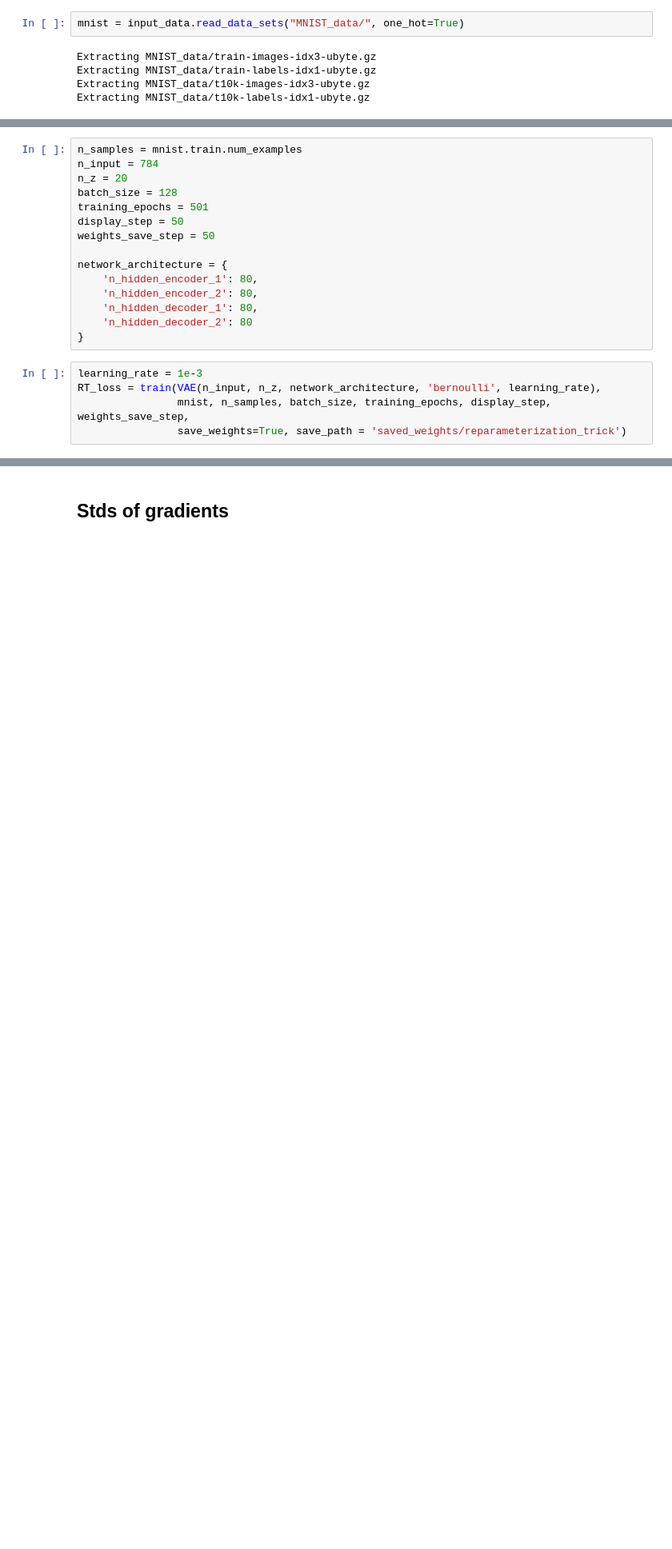
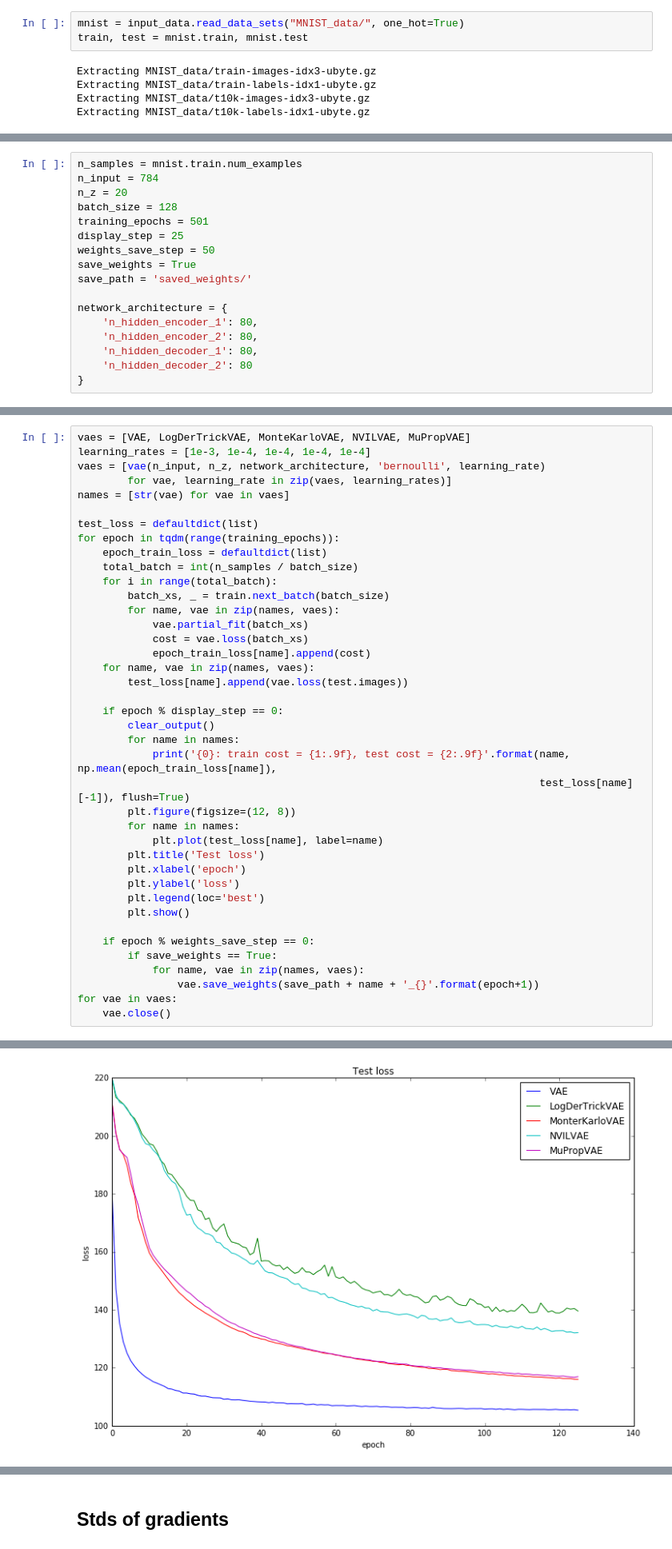
Before and after one commit to ai-alanov/Variational-Autoencoder, a Jupyter notebook: notebook/VAE.ipynb, the cells around one changed output, grey strips where cells are left out. Shown: that part at 80% size. Drawn from its saved outputs; the diff is of its cells as text; blank space fills up the shorter version.

Commit message:
Add NVIL, MuProp, update vae notebook

```diff
--- a/notebook/VAE.ipynb
+++ b/notebook/VAE.ipynb
@@ -21,6 +23,7 @@ np.random.seed(1234)
 tf.set_random_seed(1234)
 # %%
 mnist = input_data.read_data_sets("MNIST_data/", one_hot=True)
+train, test = mnist.train, mnist.test
 # %% [output]
 Extracting MNIST_data/train-images-idx3-ubyte.gz
 Extracting MNIST_data/train-labels-idx1-ubyte.gz
@@ -36,8 +39,10 @@ n_input = 784
 n_z = 20
 batch_size = 128
 training_epochs = 501
-display_step = 50
+display_step = 25
 weights_save_step = 50
+save_weights = True
+save_path = 'saved_weights/'
 
 network_architecture = {
     'n_hidden_encoder_1': 80,
@@ -45,8 +50,3 @@ network_architecture = {
     'n_hidden_decoder_1': 80,
     'n_hidden_decoder_2': 80
 }
-# %%
-learning_rate = 1e-3
-RT_loss = train(VAE(n_input, n_z, network_architecture, 'bernoulli', learning_rate),
-                mnist, n_samples, batch_size, training_epochs, display_step, weights_save_step,
-                save_weights=True, save_path = 'saved_weights/reparameterization_trick')
@@ -64,0 +53,41 @@ Epoch: 0501, cost = 103.281310742, test cost = 103.579910278
+# %%
+vaes = [VAE, LogDerTrickVAE, MonteKarloVAE, NVILVAE, MuPropVAE]
+learning_rates = [1e-3, 1e-4, 1e-4, 1e-4, 1e-4]
+vaes = [vae(n_input, n_z, network_architecture, 'bernoulli', learning_rate)
+        for vae, learning_rate in zip(vaes, learning_rates)]
+names = [str(vae) for vae in vaes]
+
+test_loss = defaultdict(list)
+for epoch in tqdm(range(training_epochs)):
+    epoch_train_loss = defaultdict(list)
+    total_batch = int(n_samples / batch_size)
+    for i in range(total_batch):
+        batch_xs, _ = train.next_batch(batch_size)
+        for name, vae in zip(names, vaes):
+            vae.partial_fit(batch_xs)
+            cost = vae.loss(batch_xs)
+            epoch_train_loss[name].append(cost)
+    for name, vae in zip(names, vaes):
+        test_loss[name].append(vae.loss(test.images))
+
+    if epoch % display_step == 0:
+        clear_output()
+        for name in names:
+            print('{0}: train cost = {1:.9f}, test cost = {2:.9f}'.format(name, np.mean(epoch_train_loss[name]),
+                                                                          test_loss[name][-1]), flush=True)
+        plt.figure(figsize=(12, 8))
+        for name in names:
+            plt.plot(test_loss[name], label=name)
+        plt.title('Test loss')
+        plt.xlabel('epoch')
+        plt.ylabel('loss')
+        plt.legend(loc='best')
+        plt.show()
+
+    if epoch % weights_save_step == 0:
+        if save_weights == True:
+            for name, vae in zip(names, vaes):
+                vae.save_weights(save_path + name + '_{}'.format(epoch+1))
+for vae in vaes:
+    vae.close()
+# %% [output]
@@ -65,3 +99,4 @@ Epoch: 0501, cost = 103.281310742, test cost = 103.579910278
+[figure, added]
 # %%
 learning_rate = 1e-4
 LDT_loss = train(LogDerTrickVAE(n_input, n_z, network_architecture, 'bernoulli', learning_rate),
```
Also changed, not shown: parts of 4 cells of this notebook, 2 other files.
